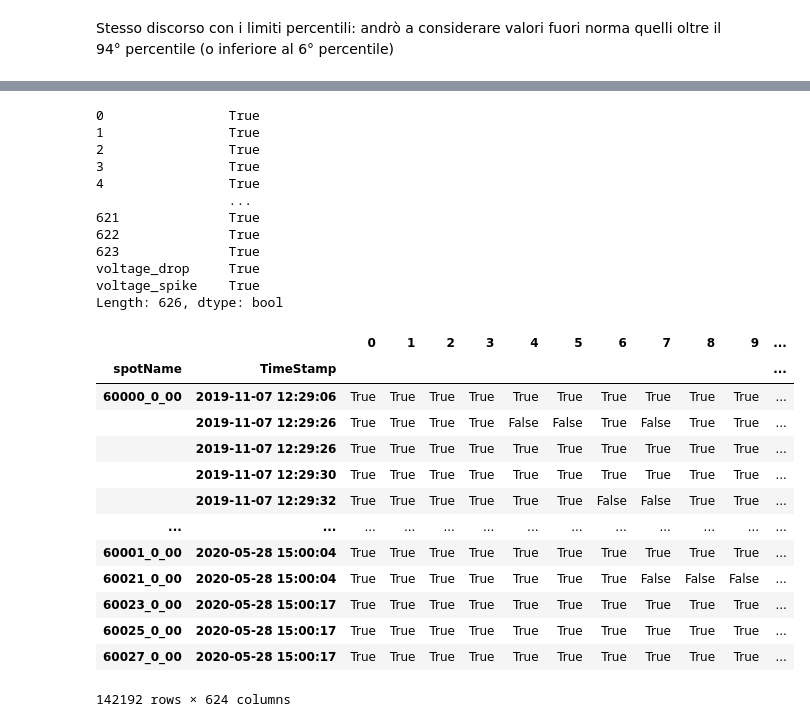
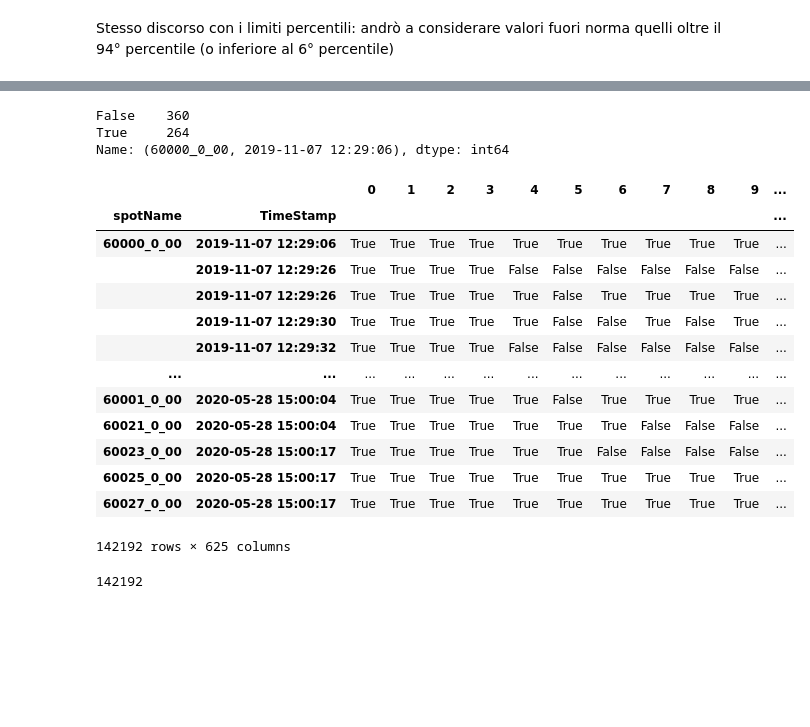
Before and after one commit to DavideMobilia/Anomaly-Detection, a Jupyter notebook: Scripts/Part2- Statistical Anomaly Detection.ipynb, the cells around one changed output, grey strips where cells are left out. Drawn from its saved outputs; the diff is of its cells as text; code cells hidden in the pictures; blank space fills up the shorter version.

```diff
--- a/Scripts/Part2- Statistical Anomaly Detection.ipynb
+++ b/Scripts/Part2- Statistical Anomaly Detection.ipynb
@@ -219,18 +213,3 @@ Si nota che gli itervalli costruiti tramite percentili sono leggeremente traslat
-# %%
-exploded_voltage.notnull()
-# %% [output]
-0                True
-1                True
-2                True
-3                True
-4                True
-                 ...
-621              True
-622              True
-623              True
-voltage_drop     True
-voltage_spike    True
-Length: 626, dtype: bool
 # %%
 media=exploded_voltage.mean()
 no_nulls=exploded_voltage.fillna(media)
@@ -240,18 +220,30 @@ no_nulls.drop(["voltage_drop","voltage_spike"],axis=1,inplace=True)
 single_outliers=no_nulls.apply(lambda x : x.between(lower_limit2,upper_limit2) ,axis=1)
-# %%
-single_outliers
-# %% [output]
-|  |  | 0 | 1 | 2 | 3 | 4 | 5 | 6 | 7 | 8 | 9 | ... |
-| spotName | TimeStamp |  |  |  |  |  |  |  |  |  |  | ... |
-| 60000_0_00 | 2019-11-07 12:29:06 | True | True | True | True | True | True | True | True | True | True | ... |
-|  | 2019-11-07 12:29:26 | True | True | True | True | False | False | True | False | True | True | ... |
-|  | 2019-11-07 12:29:26 | True | True | True | True | True | True | True | True | True | True | ... |
-|  | 2019-11-07 12:29:30 | True | True | True | True | True | True | True | True | True | True | ... |
-|  | 2019-11-07 12:29:32 | True | True | True | True | True | True | False | False | True | True | ... |
-| ... | ... | ... | ... | ... | ... | ... | ... | ... | ... | ... | ... | ... |
-| 60001_0_00 | 2020-05-28 15:00:04 | True | True | True | True | True | True | True | True | True | True | ... |
-| 60021_0_00 | 2020-05-28 15:00:04 | True | True | True | True | True | True | True | False | False | False | ... |
-| 60023_0_00 | 2020-05-28 15:00:17 | True | True | True | True | True | True | True | True | True | True | ... |
-| 60025_0_00 | 2020-05-28 15:00:17 | True | True | True | True | True | True | True | True | True | True | ... |
-| 60027_0_00 | 2020-05-28 15:00:17 | True | True | True | True | True | True | True | True | True | True | ... |
-142192 rows × 624 columns
+# %%
+single_outliers.iloc[0].value_counts()
+# %% [output]
+False    360
+True     264
+Name: (60000_0_00, 2019-11-07 12:29:06), dtype: int64
+# %%
+#conta del numero di False, quindi outliers, presenti in ogni curva costruendo la colonna n_voltage_outliers
+single_outliers["n_voltage_outliers"]=single_outliers.apply(lambda x : len(x)-x.sum() ,axis=1)
+single_outliers
+# %% [output]
+|  |  | 0 | 1 | 2 | 3 | 4 | 5 | 6 | 7 | 8 | 9 | ... |
+| spotName | TimeStamp |  |  |  |  |  |  |  |  |  |  | ... |
+| 60000_0_00 | 2019-11-07 12:29:06 | True | True | True | True | True | True | True | True | True | True | ... |
+|  | 2019-11-07 12:29:26 | True | True | True | True | False | False | False | False | False | False | ... |
+|  | 2019-11-07 12:29:26 | True | True | True | True | True | False | True | True | True | True | ... |
+|  | 2019-11-07 12:29:30 | True | True | True | True | True | False | False | True | False | True | ... |
+|  | 2019-11-07 12:29:32 | True | True | True | True | False | False | False | False | False | False | ... |
+| ... | ... | ... | ... | ... | ... | ... | ... | ... | ... | ... | ... | ... |
+| 60001_0_00 | 2020-05-28 15:00:04 | True | True | True | True | True | False | True | True | True | True | ... |
+| 60021_0_00 | 2020-05-28 15:00:04 | True | True | True | True | True | True | True | False | False | False | ... |
+| 60023_0_00 | 2020-05-28 15:00:17 | True | True | True | True | True | True | False | False | False | False | ... |
+| 60025_0_00 | 2020-05-28 15:00:17 | True | True | True | True | True | True | True | True | True | True | ... |
+| 60027_0_00 | 2020-05-28 15:00:17 | True | True | True | True | True | True | True | True | True | True | ... |
+142192 rows × 625 columns
+# %%
+len(single_outliers)
+# %% [output]
+142192
```
Also changed, not shown: parts of 13 cells of this notebook.
